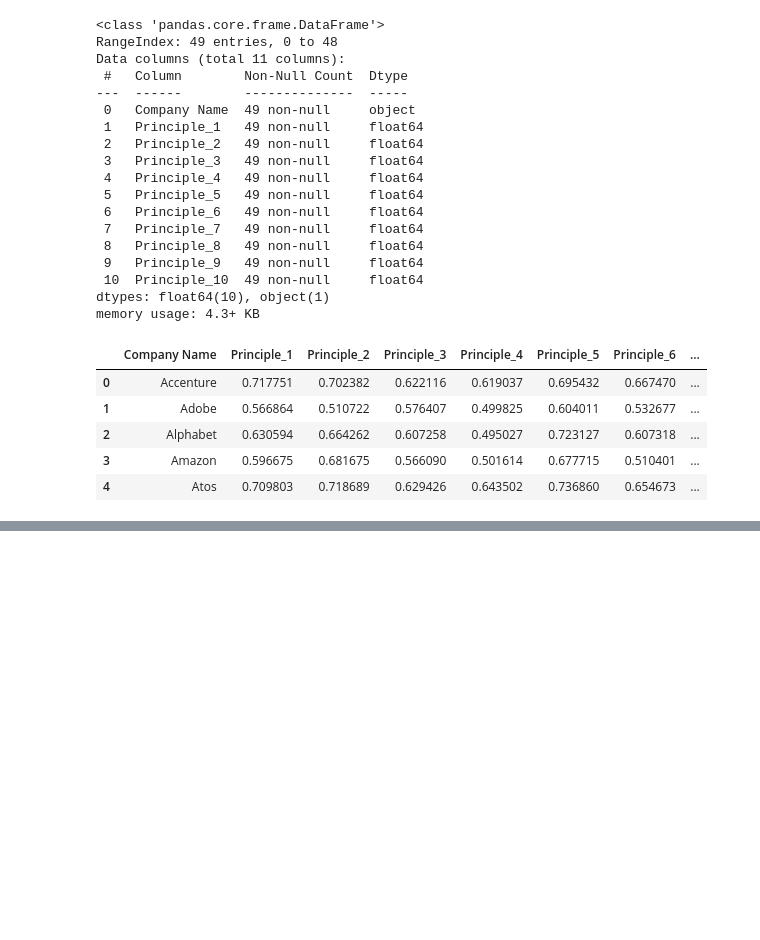
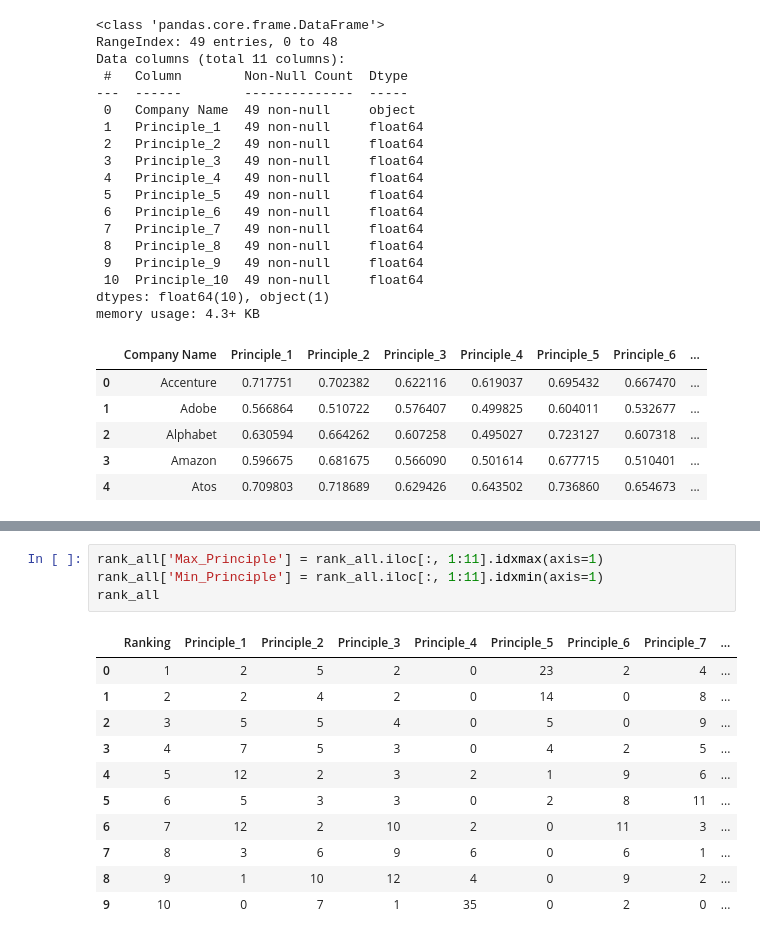
Before and after one commit to Kensuzuki95/Corporate_AI_Ethics_Guideline_Analysis, a Jupyter notebook: Result_Analysis.ipynb, the cells around one changed output, grey strips where cells are left out. Cells and saved outputs as stored; diff of their text form; blank space fills up the shorter version.

```diff
--- a/Result_Analysis.ipynb
+++ b/Result_Analysis.ipynb
@@ -102,0 +181,16 @@ analysis['Min_Principle'].value_counts().to_frame()
+# %%
+rank_all['Max_Principle'] = rank_all.iloc[:, 1:11].idxmax(axis=1)
+rank_all['Min_Principle'] = rank_all.iloc[:, 1:11].idxmin(axis=1)
+rank_all
+# %% [output]
+|  | Ranking | Principle_1 | Principle_2 | Principle_3 | Principle_4 | Principle_5 | Principle_6 | Principle_7 | ... |
+| 0 | 1 | 2 | 5 | 2 | 0 | 23 | 2 | 4 | ... |
+| 1 | 2 | 2 | 4 | 2 | 0 | 14 | 0 | 8 | ... |
+| 2 | 3 | 5 | 5 | 4 | 0 | 5 | 0 | 9 | ... |
+| 3 | 4 | 7 | 5 | 3 | 0 | 4 | 2 | 5 | ... |
+| 4 | 5 | 12 | 2 | 3 | 2 | 1 | 9 | 6 | ... |
+| 5 | 6 | 5 | 3 | 3 | 0 | 2 | 8 | 11 | ... |
+| 6 | 7 | 12 | 2 | 10 | 2 | 0 | 11 | 3 | ... |
+| 7 | 8 | 3 | 6 | 9 | 6 | 0 | 6 | 1 | ... |
+| 8 | 9 | 1 | 10 | 12 | 4 | 0 | 9 | 2 | ... |
+| 9 | 10 | 0 | 7 | 1 | 35 | 0 | 2 | 0 | ... |
```
Also changed, not shown: parts of 14 cells of this notebook.
